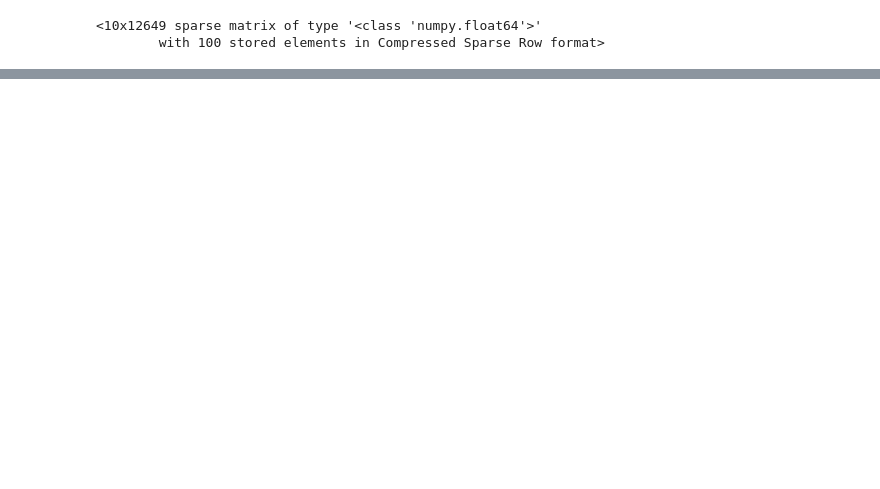
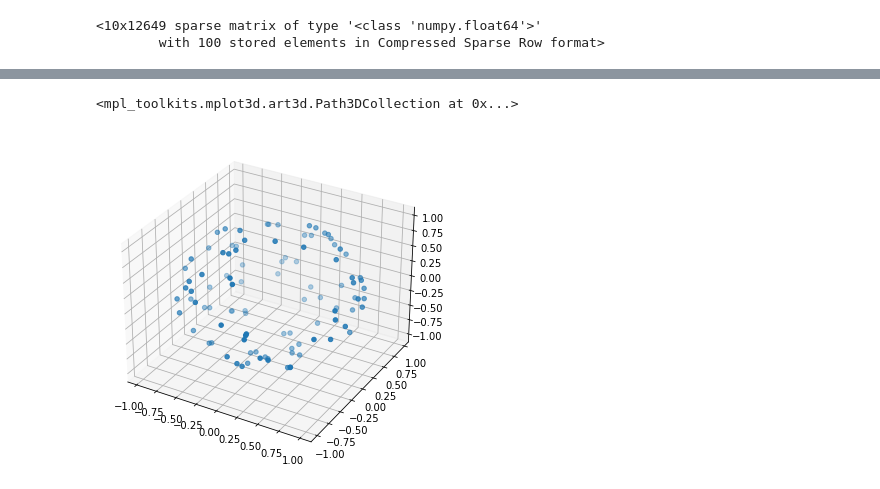
Before and after one commit to sheikhomar/yace, a Jupyter notebook: notebooks/03-convex-solutions.ipynb, the cells around one changed output, grey strips where cells are left out. Cells and saved outputs as stored; diff of their text form; code cells hidden in the pictures; blank space fills up the shorter version.

```diff
--- a/notebooks/03-convex-solutions.ipynb
+++ b/notebooks/03-convex-solutions.ipynb
@@ -26,0 +46,18 @@ solution
+# %%
+n_dim = 3
+random_points = np.random.multivariate_normal(
+    mean=np.zeros(n_dim),
+    size=100,
+    cov=np.eye(n_dim),
+)
+
+lambda_squared = np.sum(np.power(random_points, 2), axis=1)
+lambdas = np.sqrt(lambda_squared)
+X = random_points / lambdas[:,None]
+
+fig = plt.figure(figsize=(6,6))
+ax = fig.add_subplot(projection='3d')
+ax.scatter(X[:,0], X[:,1], X[:,2])
+# %% [output]
+<mpl_toolkits.mplot3d.art3d.Path3DCollection at 0x...>
+[figure, added]
```
Also changed, not shown: parts of 3 cells of this notebook.
